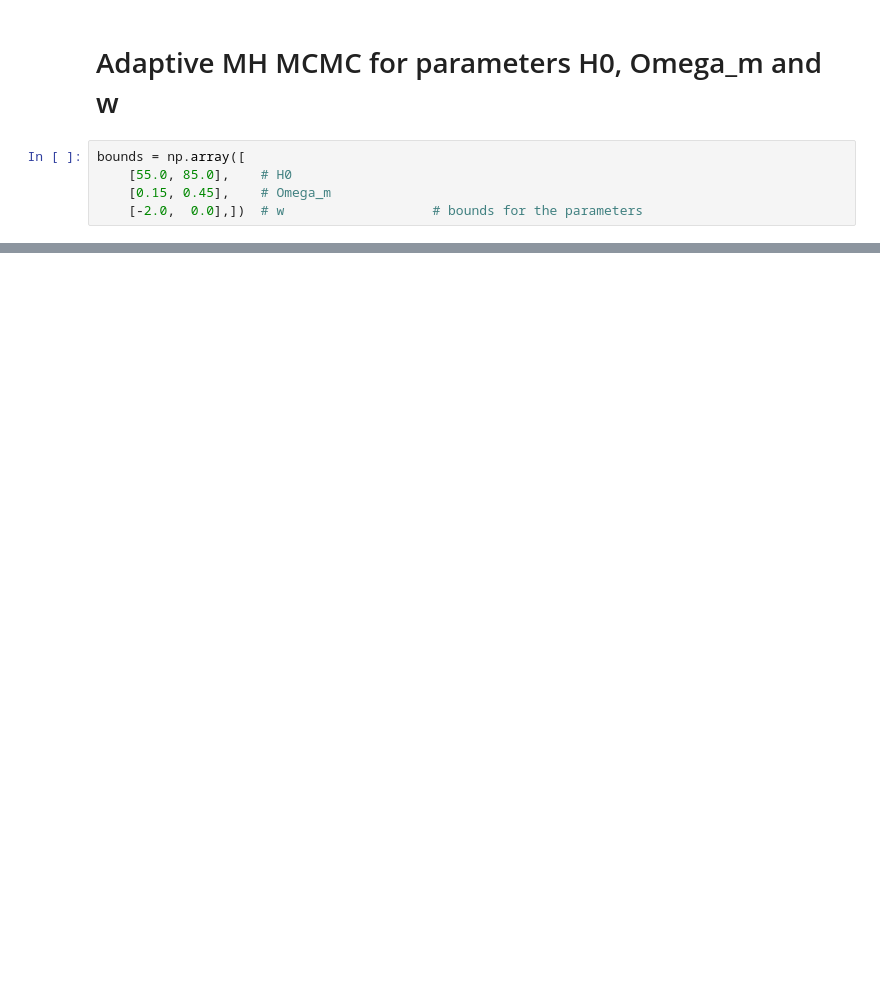
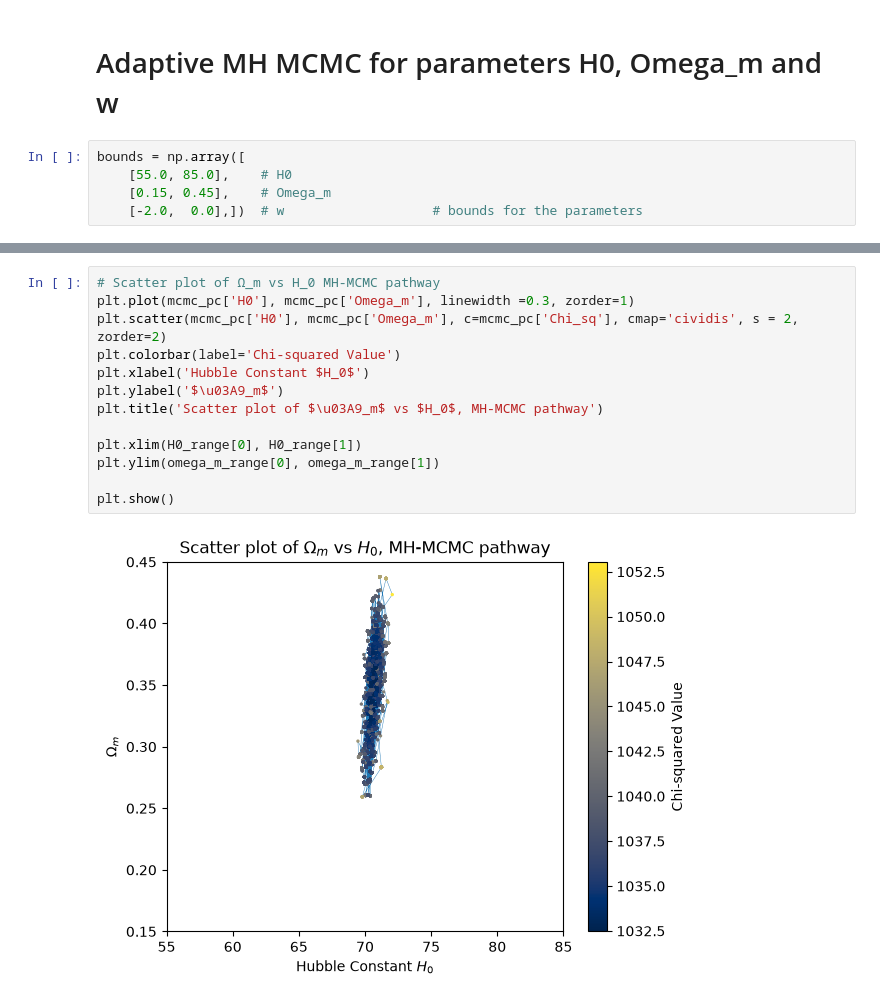
Before and after one commit to yugantchelak/Hubble-Tension, a Jupyter notebook: SNe/Adap_mcmc_3param.ipynb, the cells around one changed output, grey strips where cells are left out. Saved outputs shown, nothing was run; the diff lists cells and outputs as text; blank space fills up the shorter version.

```diff
--- a/SNe/Adap_mcmc_3param.ipynb
+++ b/SNe/Adap_mcmc_3param.ipynb
@@ -315,3 +248,18 @@ Acceptance rate: 25.6%
+# %%
+# Scatter plot of Ω_m vs H_0 MH-MCMC pathway
+plt.plot(mcmc_pc['H0'], mcmc_pc['Omega_m'], linewidth =0.3, zorder=1)
+plt.scatter(mcmc_pc['H0'], mcmc_pc['Omega_m'], c=mcmc_pc['Chi_sq'], cmap='cividis', s = 2, zorder=2)
+plt.colorbar(label='Chi-squared Value')
+plt.xlabel('Hubble Constant $H_0$')
+plt.ylabel('$\u03A9_m$')
+plt.title('Scatter plot of $\u03A9_m$ vs $H_0$, MH-MCMC pathway')
+
+plt.xlim(H0_range[0], H0_range[1])
+plt.ylim(omega_m_range[0], omega_m_range[1])
+
+plt.show()
+# %% [output]
+[figure, added]
 # %%
 # --- diagnostic trace + burn-in cut ---
 plt.plot(mcmc_pc['Chi_sq'].values, lw=0.5)
```
Also changed, not shown: parts of 17 cells of this notebook, 19 other files.
